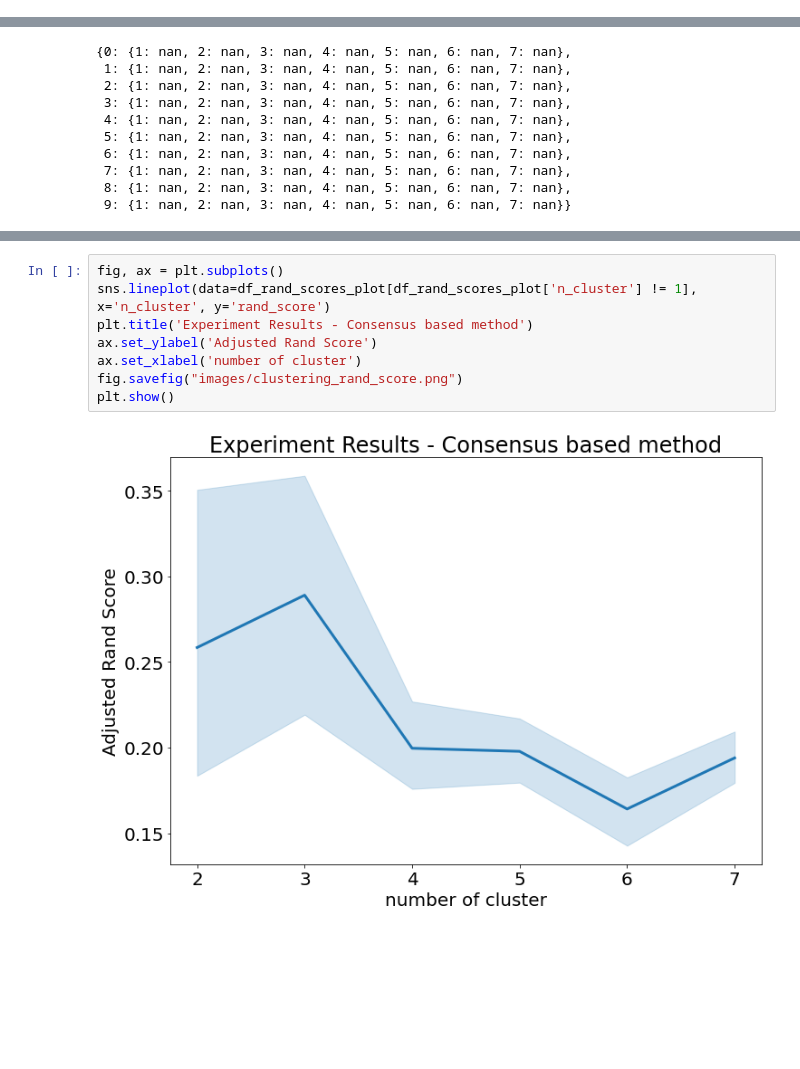
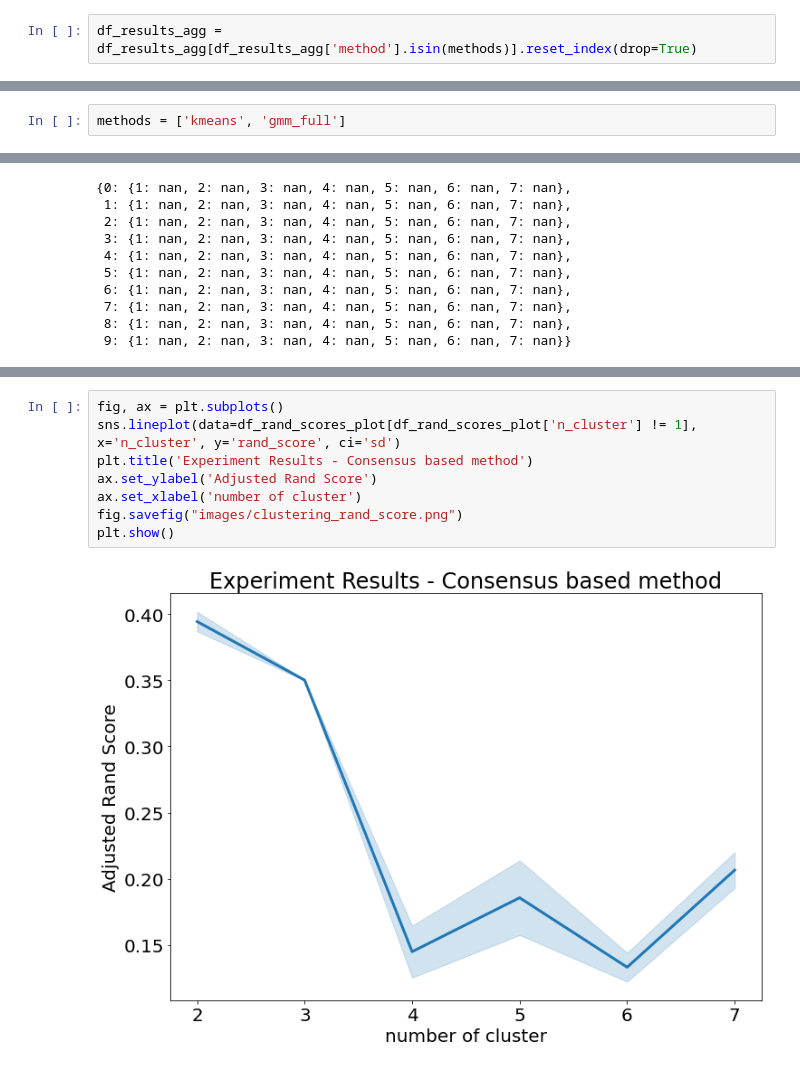
Before and after one commit to anuarsantoyo/master-thesis, a Jupyter notebook: clustering/Experiments_Clustering.ipynb, the cells around one changed output, grey strips where cells are left out. Drawn from its saved outputs; the diff is of its cells as text; blank space fills up the shorter version.

```diff
--- a/clustering/Experiments_Clustering.ipynb
+++ b/clustering/Experiments_Clustering.ipynb
@@ -186,6 +186,8 @@ plt.show()
 [figure]
 # %% [markdown]
 # Calculate Ranking
+# %%
+df_results_agg = df_results_agg[df_results_agg['method'].isin(methods)].reset_index(drop=True)
 # %%
 df_results_agg[df_results_agg['number_cluster']==2].sort_values(by='silhouette_score_avg', ascending=False)#.iloc[0]
 # %% [output]
@@ -259,6 +255,8 @@ df_decision_method
 # Test Rand Score
 # %%
 #dict_rand_scores[iteration][number_cluster] - avg_rand_score
+# %%
+methods = ['kmeans', 'gmm_full']
 # %%
 # Create empty dict
 dict_rand_scores = {}
@@ -339,10 +337,10 @@ df_rand_scores
 # %%
 fig, ax = plt.subplots()
-sns.lineplot(data=df_rand_scores_plot[df_rand_scores_plot['n_cluster'] != 1], x='n_cluster', y='rand_score')
+sns.lineplot(data=df_rand_scores_plot[df_rand_scores_plot['n_cluster'] != 1], x='n_cluster', y='rand_score', ci='sd')
 plt.title('Experiment Results - Consensus based method')
 ax.set_ylabel('Adjusted Rand Score')
 ax.set_xlabel('number of cluster')
 fig.savefig("images/clustering_rand_score.png")
 plt.show()
 # %% [output]
-[figure, old version]
+[figure, new version]
```
Also changed, not shown: parts of 12 cells of this notebook, 46 other files.
